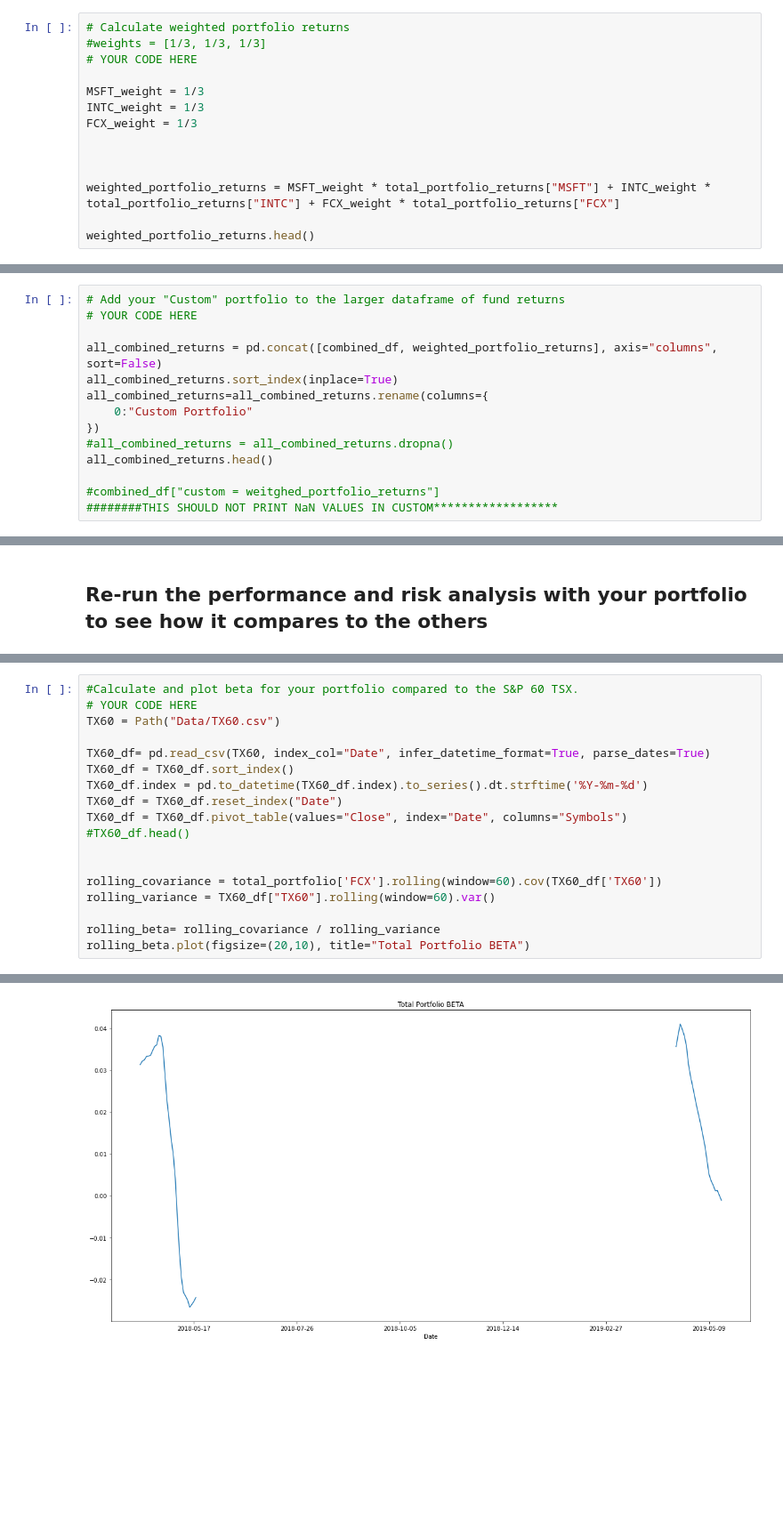
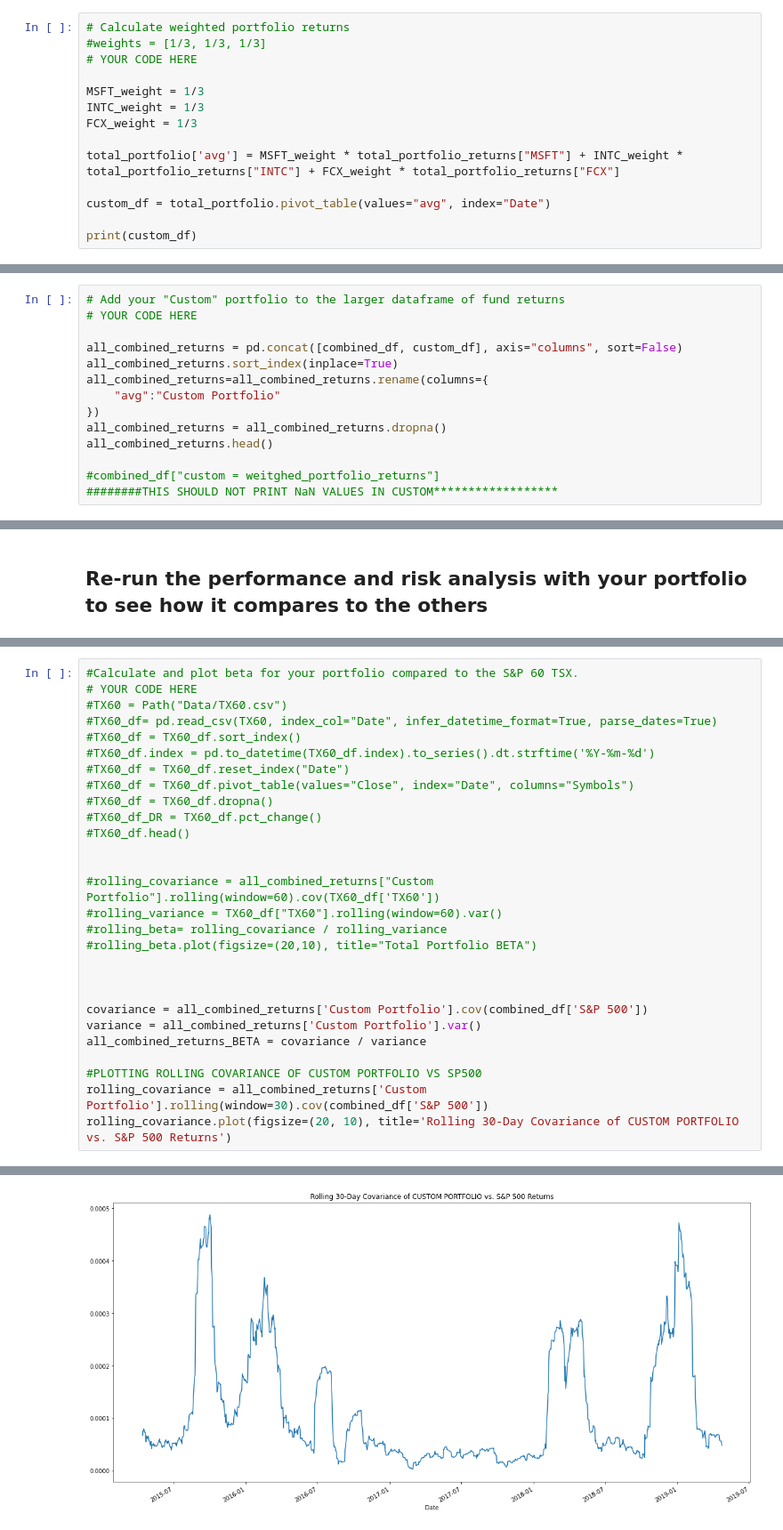
Before and after one commit to Infamousmike9/Pandas_Homework, a Jupyter notebook: whale_analysis_Mike.ipynb, the cells around one changed output, grey strips where cells are left out. Shown at 89% size. Saved outputs shown, nothing was run; the diff lists cells and outputs as text; blank space fills up the shorter version.

```diff
--- a/whale_analysis_Mike.ipynb
+++ b/whale_analysis_Mike.ipynb
@@ -524,9 +538,9 @@ MSFT_weight = 1/3
 INTC_weight = 1/3
 FCX_weight = 1/3
 
+total_portfolio['avg'] = MSFT_weight * total_portfolio_returns["MSFT"] + INTC_weight * total_portfolio_returns["INTC"] + FCX_weight * total_portfolio_returns["FCX"]
 
+custom_df = total_portfolio.pivot_table(values="avg", index="Date")
 
-weighted_portfolio_returns = MSFT_weight * total_portfolio_returns["MSFT"] + INTC_weight * total_portfolio_returns["INTC"] + FCX_weight * total_portfolio_returns["FCX"]
-
-weighted_portfolio_returns.head()
+print(custom_df)
 # %% [output]
@@ -543,12 +565,12 @@ dtype: float64
 # Add your "Custom" portfolio to the larger dataframe of fund returns
 # YOUR CODE HERE
 
-all_combined_returns = pd.concat([combined_df, weighted_portfolio_returns], axis="columns", sort=False)
+all_combined_returns = pd.concat([combined_df, custom_df], axis="columns", sort=False)
 all_combined_returns.sort_index(inplace=True)
 all_combined_returns=all_combined_returns.rename(columns={
-    0:"Custom Portfolio"
+    "avg":"Custom Portfolio"
 })
-#all_combined_returns = all_combined_returns.dropna()
+all_combined_returns = all_combined_returns.dropna()
 all_combined_returns.head()
 
 #combined_df["custom = weitghed_portfolio_returns"]
@@ -638,21 +668,31 @@ correlation
 # %%
 #Calculate and plot beta for your portfolio compared to the S&P 60 TSX.
 # YOUR CODE HERE
-TX60 = Path("Data/TX60.csv")
-
-TX60_df= pd.read_csv(TX60, index_col="Date", infer_datetime_format=True, parse_dates=True)
-TX60_df = TX60_df.sort_index()
-TX60_df.index = pd.to_datetime(TX60_df.index).to_series().dt.strftime('%Y-%m-%d')
-TX60_df = TX60_df.reset_index("Date")
-TX60_df = TX60_df.pivot_table(values="Close", index="Date", columns="Symbols")
+#TX60 = Path("Data/TX60.csv")
+#TX60_df= pd.read_csv(TX60, index_col="Date", infer_datetime_format=True, parse_dates=True)
+#TX60_df = TX60_df.sort_index()
+#TX60_df.index = pd.to_datetime(TX60_df.index).to_series().dt.strftime('%Y-%m-%d')
+#TX60_df = TX60_df.reset_index("Date")
+#TX60_df = TX60_df.pivot_table(values="Close", index="Date", columns="Symbols")
+#TX60_df = TX60_df.dropna()
+#TX60_df_DR = TX60_df.pct_change()
 #TX60_df.head()
 
 
-rolling_covariance = total_portfolio['FCX'].rolling(window=60).cov(TX60_df['TX60'])
-rolling_variance = TX60_df["TX60"].rolling(window=60).var()
+#rolling_covariance = all_combined_returns["Custom Portfolio"].rolling(window=60).cov(TX60_df['TX60'])
+#rolling_variance = TX60_df["TX60"].rolling(window=60).var()
+#rolling_beta= rolling_covariance / rolling_variance
+#rolling_beta.plot(figsize=(20,10), title="Total Portfolio BETA")
 
-rolling_beta= rolling_covariance / rolling_variance
-rolling_beta.plot(figsize=(20,10), title="Total Portfolio BETA")
+
+
+covariance = all_combined_returns['Custom Portfolio'].cov(combined_df['S&P 500'])
+variance = all_combined_returns['Custom Portfolio'].var()
+all_combined_returns_BETA = covariance / variance
+
+#PLOTTING ROLLING COVARIANCE OF CUSTOM PORTFOLIO VS SP500
+rolling_covariance = all_combined_returns['Custom Portfolio'].rolling(window=30).cov(combined_df['S&P 500'])
+rolling_covariance.plot(figsize=(20, 10), title='Rolling 30-Day Covariance of CUSTOM PORTFOLIO vs. S&P 500 Returns')
 # %% [output]
 <matplotlib.axes._subplots.AxesSubplot at 0x...>
-[figure, old version]
+[figure, new version]
```
Also changed, not shown: parts of 19 cells of this notebook, 4 other files.
